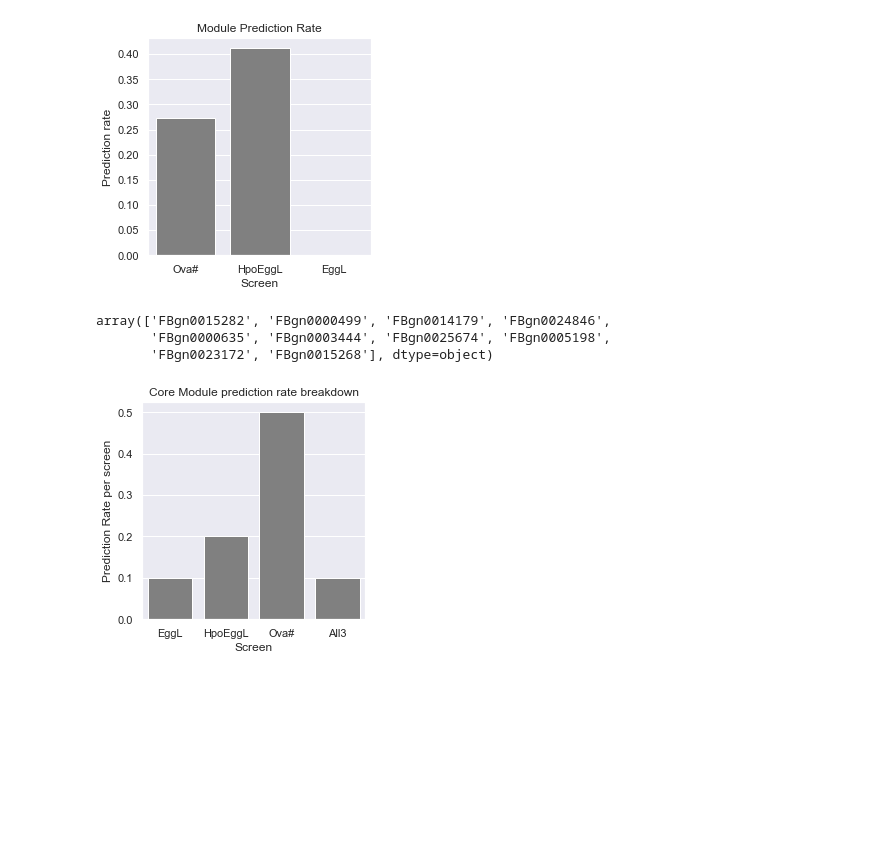
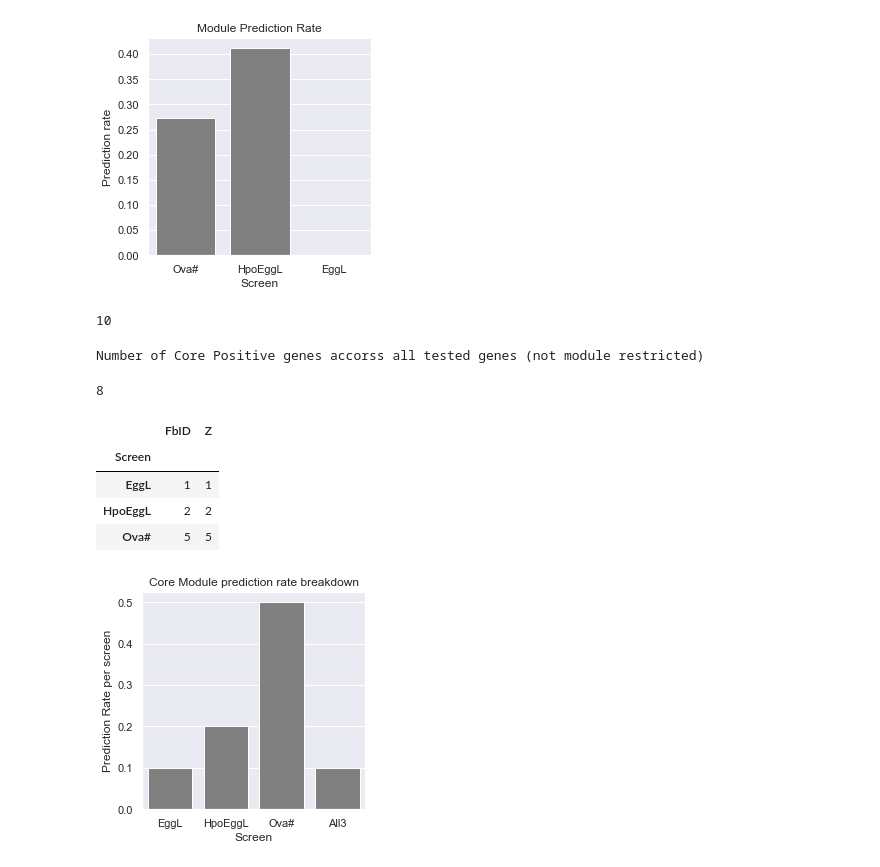
Before and after one commit to extavourlab/hpo_ova_eggL_screen, a Jupyter notebook: Notebooks/02.2_Z_score_calculation_prediction.ipynb, the cells around one changed output. Cells and saved outputs as stored; diff of their text form; code cells hidden in the pictures; blank space fills up the shorter version.

```diff
--- a/Notebooks/02.2_Z_score_calculation_prediction.ipynb
+++ b/Notebooks/02.2_Z_score_calculation_prediction.ipynb
@@ -432,8 +448,6 @@ fig.savefig(os.path.join(resultpath, "Pred_Module_rate.pdf"))
 # %% [output]
 [figure]
 # %%
-connectors[connectors['Module'] == 'Core']['FbID'].values
+len(connectors[connectors['Module'] == 'Core']['FbID'].values)
 # %% [output]
-array(['FBgn0015282', 'FBgn0000499', 'FBgn0014179', 'FBgn0024846',
-       'FBgn0000635', 'FBgn0003444', 'FBgn0025674', 'FBgn0005198',
-       'FBgn0023172', 'FBgn0015268'], dtype=object)
+10
@@ -440,9 +461,24 @@ array(['FBgn0015282', 'FBgn0000499', 'FBgn0014179', 'FBgn0024846',
+# %%
+print("Number of Core Positive genes accorss all tested genes (not module restricted)")
+len(set.intersection(ova_genes, hpoeggl_genes, eggl_genes))
+# %% [output]
+Number of Core Positive genes accorss all tested genes (not module restricted)
+8
 # %%
 d = data[(data['FbID'].isin(connectors[connectors['Module'] == 'Core']['FbID'].values))]
 # %%
 d_pos = d[((d['Z'].abs() >= 2) & (d['Screen'] == 'Ova#')) | ((d['Z'].abs() >= 5) & (d['Screen'] != 'Ova#'))]
 # %%
 core_pred = d_pos.groupby('Screen').count()/d.groupby('Screen').count()
+core_pred_tot = d_pos.groupby('Screen').count()
+# %%
+core_pred_tot
+# %% [output]
+|  | FbID | Z |
+| Screen |  |  |
+| EggL | 1 | 1 |
+| HpoEggL | 2 | 2 |
+| Ova# | 5 | 5 |
 # %%
 core_pred = core_pred.reset_index()
 # %%
```
Also changed, not shown: parts of 11 cells of this notebook, 3 other files.
